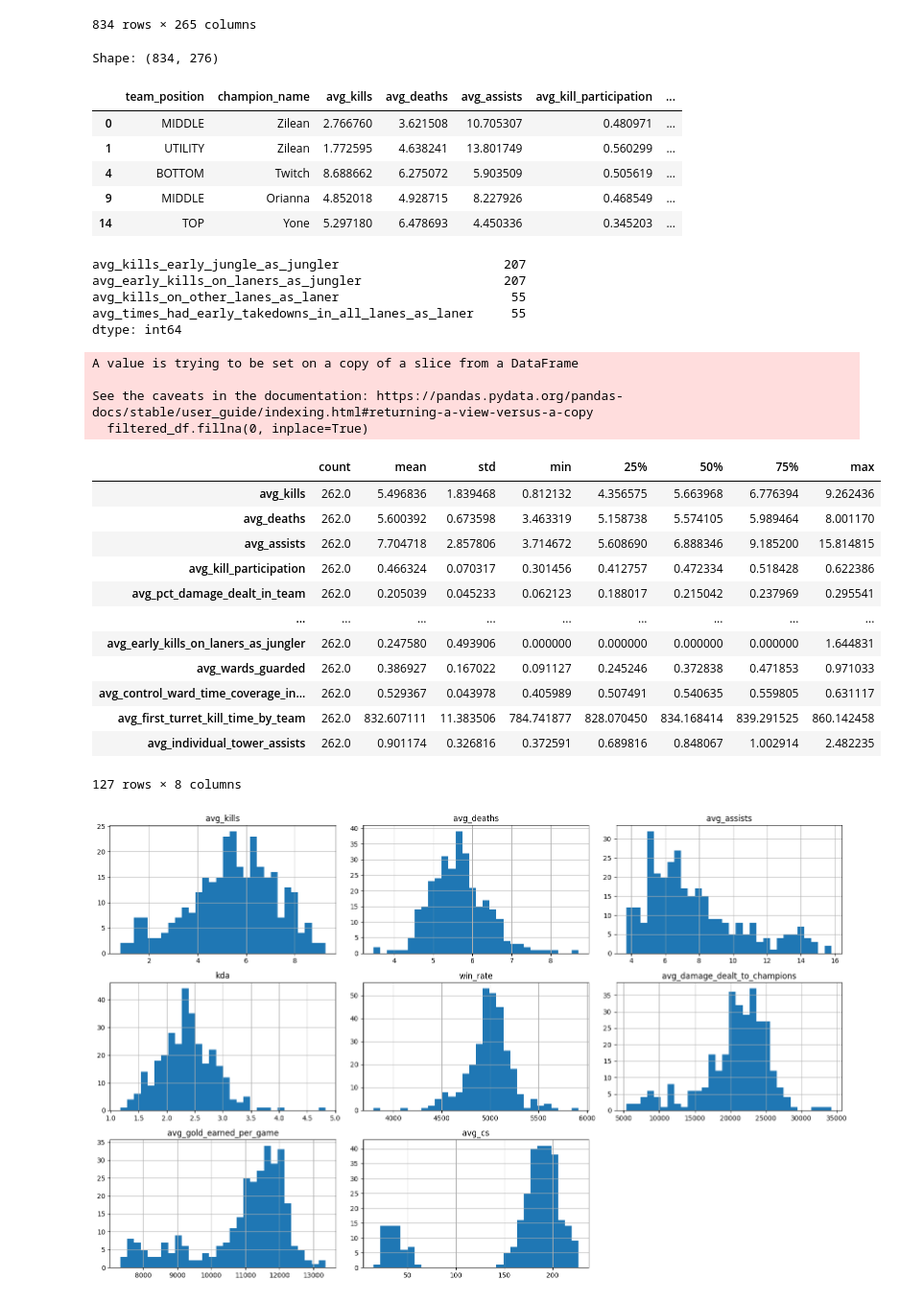
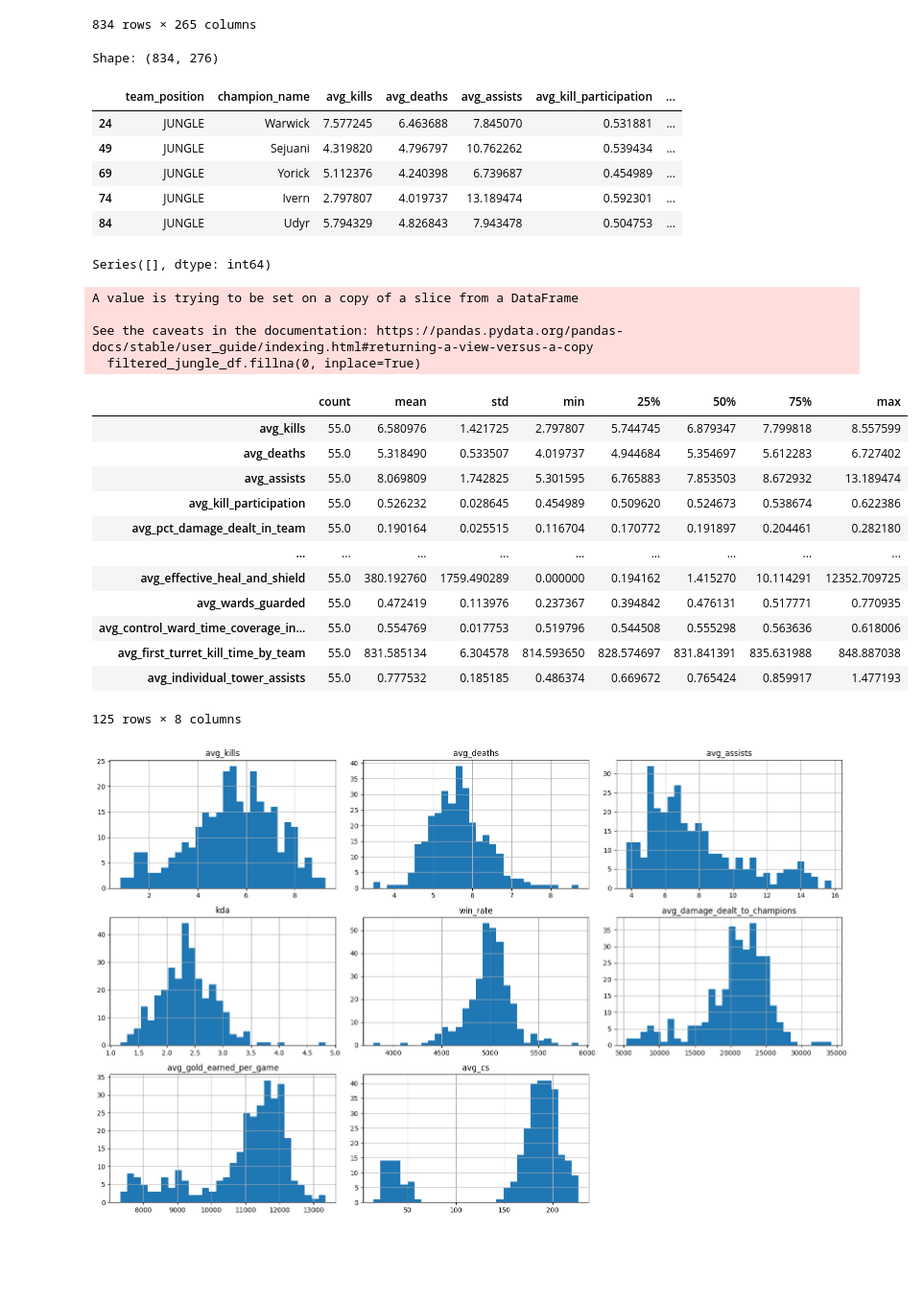
Before and after one commit to calebeurich/lol-helper, a Jupyter notebook: clustering/clustering_2.ipynb, the cells around one changed output. Shown at 96% size. Saved outputs shown, nothing was run; the diff lists cells and outputs as text; code cells hidden in the pictures; blank space fills up the shorter version.

```diff
--- a/clustering/clustering_2.ipynb
+++ b/clustering/clustering_2.ipynb
@@ -6,15 +6,6 @@ import pandas as pd
 import os, boto3, io
 
 BUCKET = os.getenv("BUCKET")
-LOCAL = "../local_data/"
-CHAMPIONS_PROCESSED_DATA_PATH = os.getenv("CHAMPIONS_PROCESSED_DATA_PATH")
-SINGLE_USER_PROCESSED_DATA_PATH = os.getenv("SINGLE_USER_PROCESSED_DATA_PATH")
-
-CHAMPION_X_ROLE = "../local_data/champion_x_role_spark_output.csv"
-CHAMPION_X_ROLE_X_USER = "../local_data/champion_x_role_x_user_spark_output.csv"
-SINGLE_USER = "../local_data//single_user_spark_output.csv"
-
-CHAMPION_X_ROLE = "../local_data/champion_x_role_spark_output.csv"
-CHAMPION_X_ROLE_X_USER = "../local_data/champion_x_role_x_user_spark_output.csv"
-SINGLE_USER = "../local_data//single_user_spark_output.csv"
+PROCESSED_DATA_FOLDER = os.getenv("PROCESSED_DATA_FOLDER")
+PATCH = "patch_15_6/"
 # %%
@@ -658,45 +659,41 @@ filtered_jungle_df.head()
 # %% [output]
 Shape: (834, 276)
 |  | team_position | champion_name | avg_kills | avg_deaths | avg_assists | avg_kill_participation | ... |
-| 0 | MIDDLE | Zilean | 2.766760 | 3.621508 | 10.705307 | 0.480971 | ... |
-| 1 | UTILITY | Zilean | 1.772595 | 4.638241 | 13.801749 | 0.560299 | ... |
-| 4 | BOTTOM | Twitch | 8.688662 | 6.275072 | 5.903509 | 0.505619 | ... |
-| 9 | MIDDLE | Orianna | 4.852018 | 4.928715 | 8.227926 | 0.468549 | ... |
-| 14 | TOP | Yone | 5.297180 | 6.478693 | 4.450336 | 0.345203 | ... |
+| 24 | JUNGLE | Warwick | 7.577245 | 6.463688 | 7.845070 | 0.531881 | ... |
+| 49 | JUNGLE | Sejuani | 4.319820 | 4.796797 | 10.762262 | 0.539434 | ... |
+| 69 | JUNGLE | Yorick | 5.112376 | 4.240398 | 6.739687 | 0.454989 | ... |
+| 74 | JUNGLE | Ivern | 2.797807 | 4.019737 | 13.189474 | 0.592301 | ... |
+| 84 | JUNGLE | Udyr | 5.794329 | 4.826843 | 7.943478 | 0.504753 | ... |
 # %%
 # Check for missing values
-missing = filtered_df.isnull().sum()
+missing = filtered_jungle_df.isnull().sum()
 missing[missing > 0].sort_values(ascending=False)
 # %% [output]
-avg_kills_early_jungle_as_jungler                      207
-avg_early_kills_on_laners_as_jungler                   207
-avg_kills_on_other_lanes_as_laner                       55
-avg_times_had_early_takedowns_in_all_lanes_as_laner     55
-dtype: int64
+Series([], dtype: int64)
 # %%
-filtered_df.fillna(0, inplace=True)
+filtered_jungle_df.fillna(0, inplace=True)
 # %% [output]
 A value is trying to be set on a copy of a slice from a DataFrame
 
 See the caveats in the documentation: https://pandas.pydata.org/pandas-docs/stable/user_guide/indexing.html#returning-a-view-versus-a-copy
-  filtered_df.fillna(0, inplace=True)
+  filtered_jungle_df.fillna(0, inplace=True)
 # %%
 # Summary statistics for numeric columns
-filtered_df.describe().T
+filtered_jungle_df.describe().T
 # %% [output]
 |  | count | mean | std | min | 25% | 50% | 75% | max |
-| avg_kills | 262.0 | 5.496836 | 1.839468 | 0.812132 | 4.356575 | 5.663968 | 6.776394 | 9.262436 |
-| avg_deaths | 262.0 | 5.600392 | 0.673598 | 3.463319 | 5.158738 | 5.574105 | 5.989464 | 8.001170 |
-| avg_assists | 262.0 | 7.704718 | 2.857806 | 3.714672 | 5.608690 | 6.888346 | 9.185200 | 15.814815 |
-| avg_kill_participation | 262.0 | 0.466324 | 0.070317 | 0.301456 | 0.412757 | 0.472334 | 0.518428 | 0.622386 |
-| avg_pct_damage_dealt_in_team | 262.0 | 0.205039 | 0.045233 | 0.062123 | 0.188017 | 0.215042 | 0.237969 | 0.295541 |
+| avg_kills | 55.0 | 6.580976 | 1.421725 | 2.797807 | 5.744745 | 6.879347 | 7.799818 | 8.557599 |
+| avg_deaths | 55.0 | 5.318490 | 0.533507 | 4.019737 | 4.944684 | 5.354697 | 5.612283 | 6.727402 |
+| avg_assists | 55.0 | 8.069809 | 1.742825 | 5.301595 | 6.765883 | 7.853503 | 8.672932 | 13.189474 |
+| avg_kill_participation | 55.0 | 0.526232 | 0.028645 | 0.454989 | 0.509620 | 0.524673 | 0.538674 | 0.622386 |
+| avg_pct_damage_dealt_in_team | 55.0 | 0.190164 | 0.025515 | 0.116704 | 0.170772 | 0.191897 | 0.204461 | 0.282180 |
 | ... | ... | ... | ... | ... | ... | ... | ... | ... |
-| avg_early_kills_on_laners_as_jungler | 262.0 | 0.247580 | 0.493906 | 0.000000 | 0.000000 | 0.000000 | 0.000000 | 1.644831 |
-| avg_wards_guarded | 262.0 | 0.386927 | 0.167022 | 0.091127 | 0.245246 | 0.372838 | 0.471853 | 0.971033 |
-| avg_control_ward_time_coverage_in... | 262.0 | 0.529367 | 0.043978 | 0.405989 | 0.507491 | 0.540635 | 0.559805 | 0.631117 |
-| avg_first_turret_kill_time_by_team | 262.0 | 832.607111 | 11.383506 | 784.741877 | 828.070450 | 834.168414 | 839.291525 | 860.142458 |
-| avg_individual_tower_assists | 262.0 | 0.901174 | 0.326816 | 0.372591 | 0.689816 | 0.848067 | 1.002914 | 2.482235 |
+| avg_effective_heal_and_shield | 55.0 | 380.192760 | 1759.490289 | 0.000000 | 0.194162 | 1.415270 | 10.114291 | 12352.709725 |
+| avg_wards_guarded | 55.0 | 0.472419 | 0.113976 | 0.237367 | 0.394842 | 0.476131 | 0.517771 | 0.770935 |
+| avg_control_ward_time_coverage_in... | 55.0 | 0.554769 | 0.017753 | 0.519796 | 0.544508 | 0.555298 | 0.563636 | 0.618006 |
+| avg_first_turret_kill_time_by_team | 55.0 | 831.585134 | 6.304578 | 814.593650 | 828.574697 | 831.841391 | 835.631988 | 848.887038 |
+| avg_individual_tower_assists | 55.0 | 0.777532 | 0.185185 | 0.486374 | 0.669672 | 0.765424 | 0.859917 | 1.477193 |
-127 rows × 8 columns
+125 rows × 8 columns
 # %%
 # Plot distributions of a few key features
 features = ['avg_kills', 'avg_deaths', 'avg_assists', 'kda', 'win_rate', 'avg_damage_dealt_to_champions', 'avg_gold_earned_per_game', 'avg_cs']
```
Also changed, not shown: parts of 4 cells of this notebook, 4 other files.
